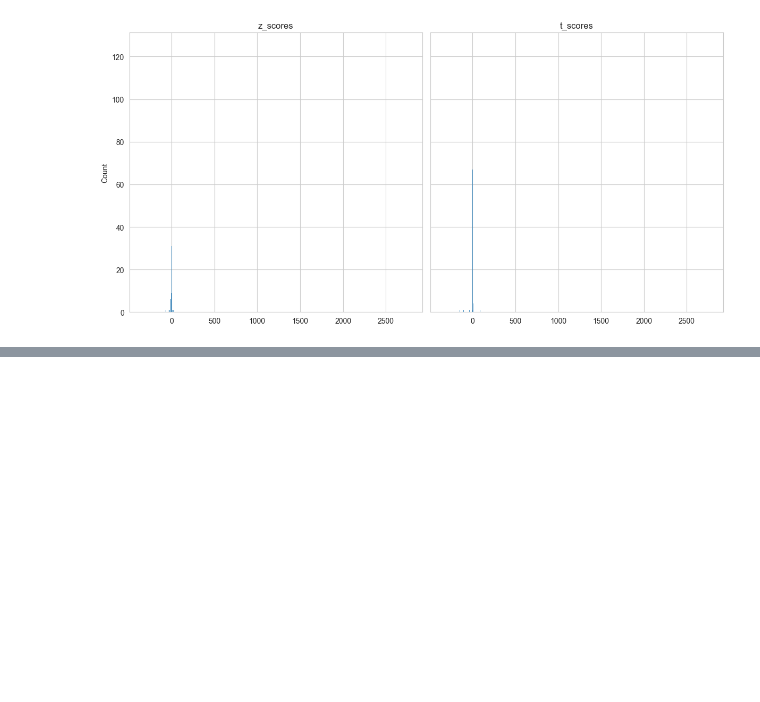
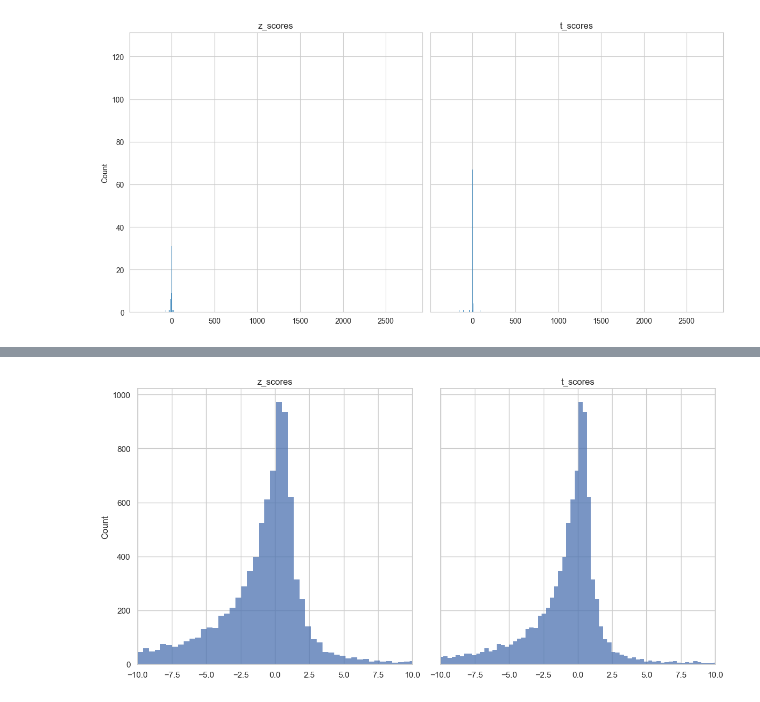
Before and after one commit to skv-analyst/education, a Jupyter notebook: ab-tests/05-z-test-vs-t-test.ipynb, the cells around one changed output, grey strips where cells are left out. Saved outputs shown, nothing was run; the diff lists cells and outputs as text; code cells hidden in the pictures; blank space fills up the shorter version.

```diff
--- a/ab-tests/05-z-test-vs-t-test.ipynb
+++ b/ab-tests/05-z-test-vs-t-test.ipynb
@@ -58,0 +66,10 @@ show_charts(z_scores, t_scores, x_limit=False)
+# %%
+z_scores, t_scores = [], []
+for i in range(10000):
+    z, t = get_score_sample(population=population_exp, population_mu=np.mean(population_exp), sample_size=2)
+    z_scores.append(z)
+    t_scores.append(t)
+# %%
+show_charts(z_scores, t_scores)
+# %% [output]
+[figure, added]
```
Also changed, not shown: parts of 1 cell of this notebook.
